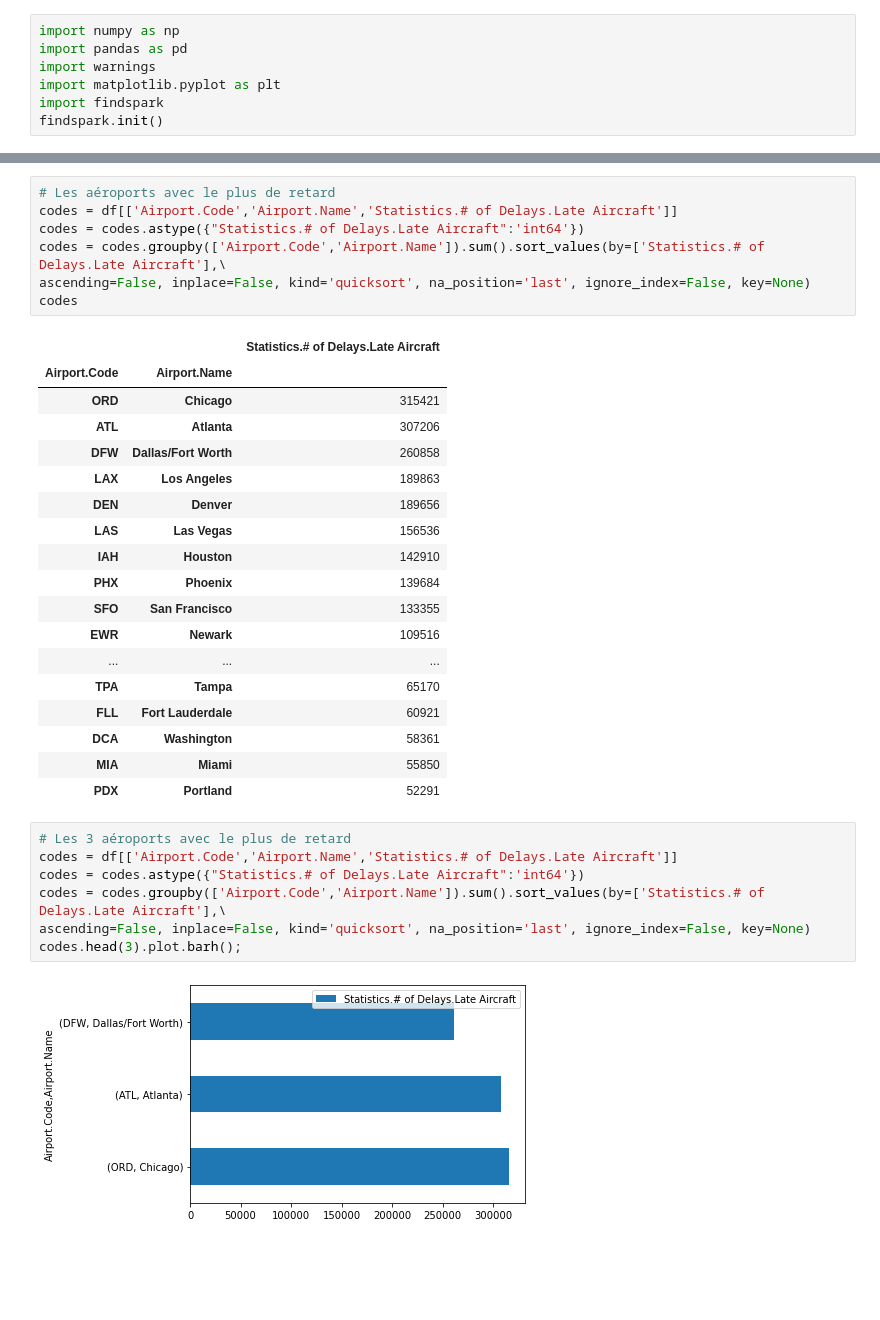
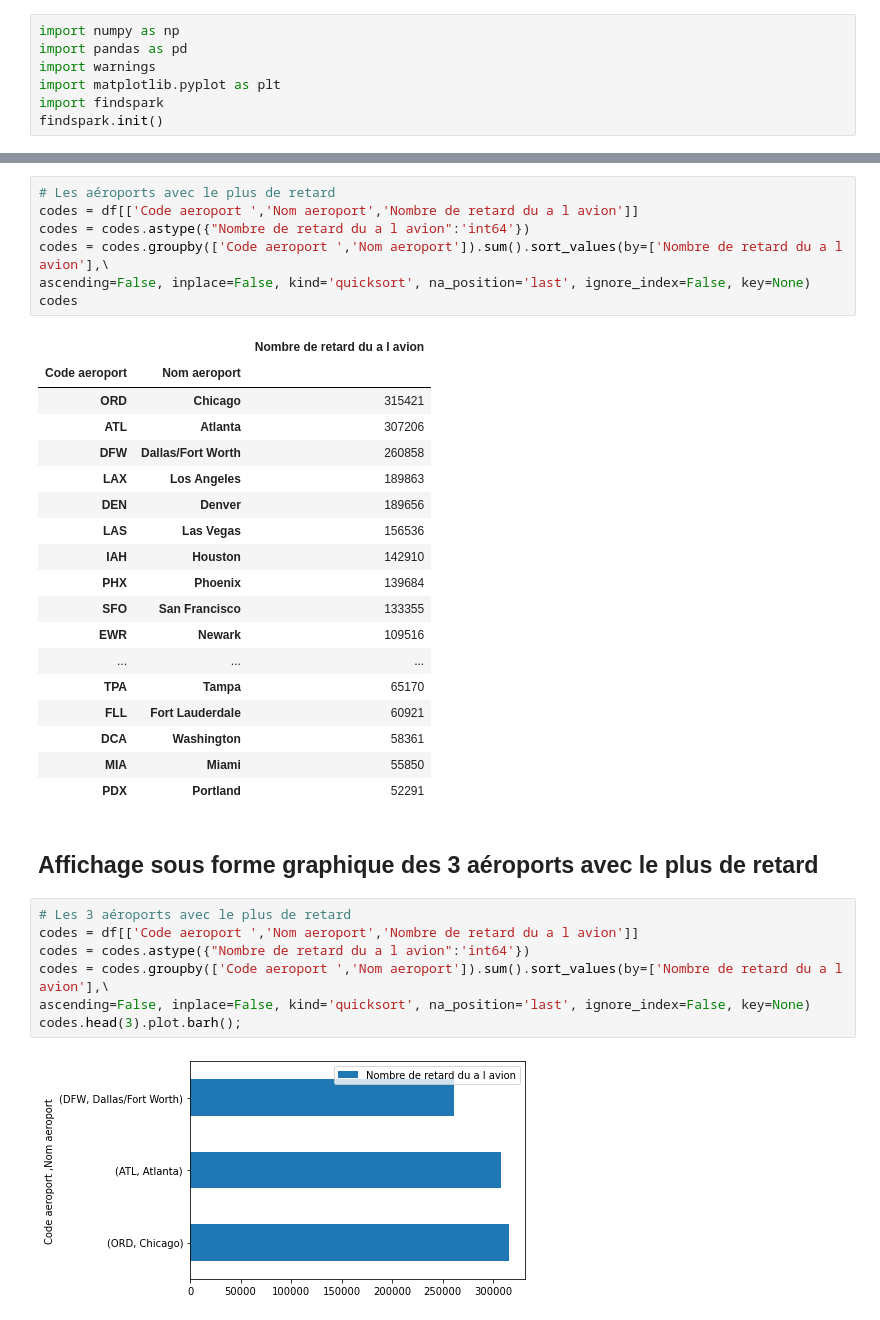
Before and after one commit to CapDRAKE/hadoop-project, a Jupyter notebook: notebook hadoop .ipynb, the cells around one changed output, grey strips where cells are left out. Cells and saved outputs as stored; diff of their text form; blank space fills up the shorter version.

```diff
--- a/notebook hadoop .ipynb
+++ b/notebook hadoop .ipynb
@@ -101,13 +104,13 @@ codes
 # %%
 # Les aéroports avec le plus de retard
-codes = df[['Airport.Code','Airport.Name','Statistics.# of Delays.Late Aircraft']]
-codes = codes.astype({"Statistics.# of Delays.Late Aircraft":'int64'})
-codes = codes.groupby(['Airport.Code','Airport.Name']).sum().sort_values(by=['Statistics.# of Delays.Late Aircraft'],\
+codes = df[['Code aeroport ','Nom aeroport','Nombre de retard du a l avion']]
+codes = codes.astype({"Nombre de retard du a l avion":'int64'})
+codes = codes.groupby(['Code aeroport ','Nom aeroport']).sum().sort_values(by=['Nombre de retard du a l avion'],\
 ascending=False, inplace=False, kind='quicksort', na_position='last', ignore_index=False, key=None)
 codes
 # %% [output]
-|  |  | Statistics.# of Delays.Late Aircraft |
-| Airport.Code | Airport.Name |  |
+|  |  | Nombre de retard du a l avion |
+| Code aeroport | Nom aeroport |  |
 | ORD | Chicago | 315421 |
 | ATL | Atlanta | 307206 |
 | DFW | Dallas/Fort Worth | 260858 |
@@ -124,12 +127,14 @@ codes
 | DCA | Washington | 58361 |
 | MIA | Miami | 55850 |
 | PDX | Portland | 52291 |
+# %% [markdown]
+## Affichage sous forme graphique des 3 aéroports avec le plus de retard
 # %%
 # Les 3 aéroports avec le plus de retard
-codes = df[['Airport.Code','Airport.Name','Statistics.# of Delays.Late Aircraft']]
-codes = codes.astype({"Statistics.# of Delays.Late Aircraft":'int64'})
-codes = codes.groupby(['Airport.Code','Airport.Name']).sum().sort_values(by=['Statistics.# of Delays.Late Aircraft'],\
+codes = df[['Code aeroport ','Nom aeroport','Nombre de retard du a l avion']]
+codes = codes.astype({"Nombre de retard du a l avion":'int64'})
+codes = codes.groupby(['Code aeroport ','Nom aeroport']).sum().sort_values(by=['Nombre de retard du a l avion'],\
 ascending=False, inplace=False, kind='quicksort', na_position='last', ignore_index=False, key=None)
 codes.head(3).plot.barh();
 # %% [output]
-[figure, old version]
+[figure, new version]
```
Also changed, not shown: parts of 33 cells of this notebook, 1 other file.
